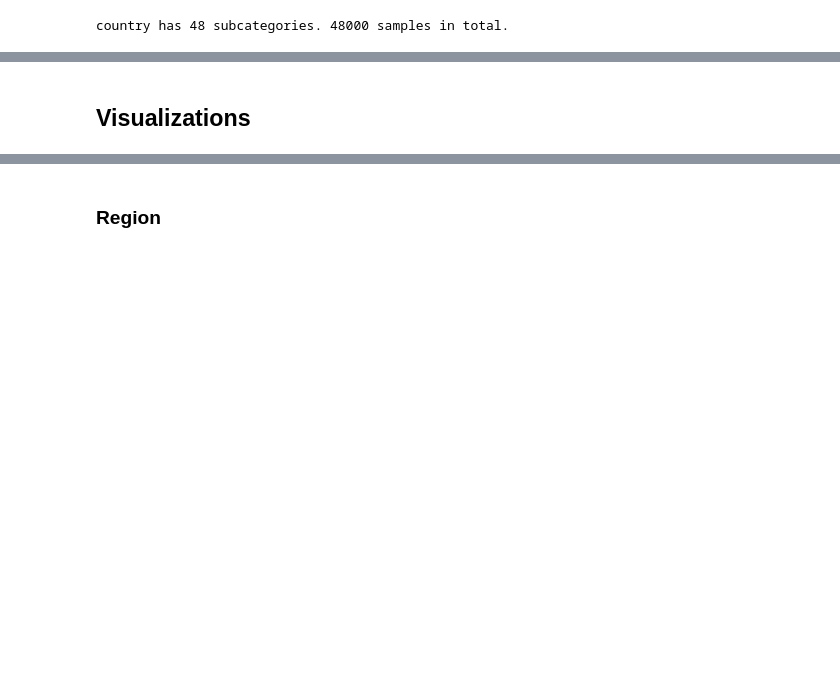
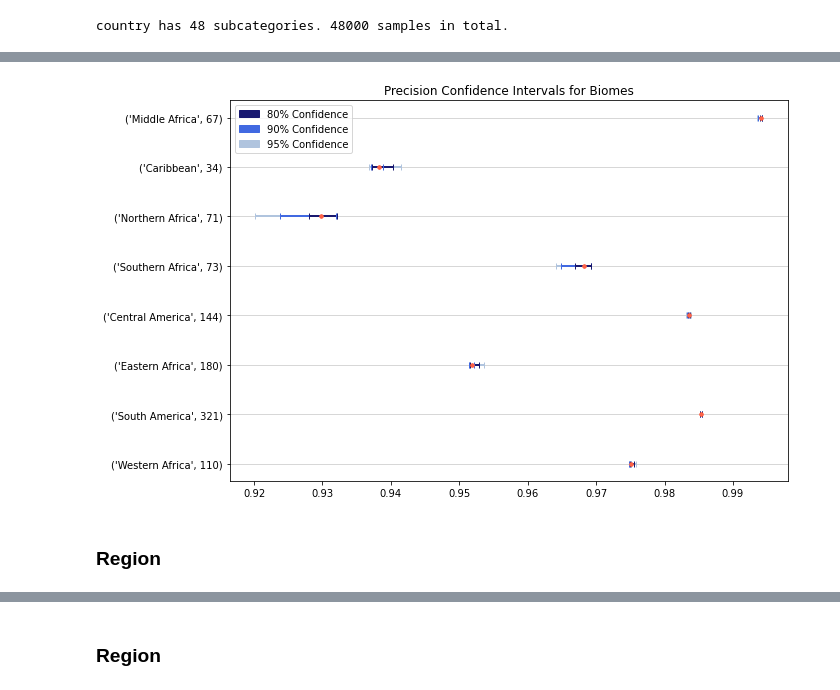
Before and after one commit to wri/sentinel-tree-cover, a Jupyter notebook: notebooks/analysis/validation-analysis.ipynb, the cells around one changed output, grey strips where cells are left out. Saved outputs shown, nothing was run; the diff lists cells and outputs as text; code cells hidden in the pictures; blank space fills up the shorter version.

Commit message:
added pointplot and errorplot visuals

```diff
--- a/notebooks/analysis/validation-analysis.ipynb
+++ b/notebooks/analysis/validation-analysis.ipynb
@@ -127,0 +135,4 @@ len(df.ecoregion.unique())
+# %%
+sample_size = df.biome.value_counts().to_frame().reset_index()
+sample_size.columns = ['category', 'num_samples']
+sample_size
@@ -251,2 +299,41 @@ country has 48 subcategories. 48000 samples in total.
+# %%
+def errorplot_precision(conf_df, figsize, title):
+
+    plt.figure(figsize=figsize)
+
+    x = conf_df.precision
+    y = conf_df.category
+
+    # define precalculated error bars
+    p_lower_95 = conf_df['precision'] - conf_df['p_lower_95']
+    p_upper_95 = conf_df['p_upper_95'] - conf_df['precision']
+    p_lower_90 = conf_df['precision'] - conf_df['p_lower_90']
+    p_upper_90 = conf_df['p_upper_80'] - conf_df['precision']
+    p_lower_80 = conf_df['precision'] - conf_df['p_lower_80']
+    p_upper_80 = conf_df['p_upper_90'] - conf_df['precision']
+
+    # plot error bar (3x for 3 confidence intervals)
+    plt.errorbar(x, y, xerr=[p_lower_95, p_upper_95], fmt='.', ecolor='lightsteelblue',
+                 elinewidth=2, markerfacecolor='tomato', markeredgecolor='tomato', capsize=3)
+    plt.errorbar(x, y, xerr=[p_lower_90, p_upper_90], fmt='.', ecolor='royalblue',
+                 elinewidth=2, markerfacecolor='tomato', markeredgecolor='tomato', capsize=3)
+    plt.errorbar(x, y, xerr=[p_lower_80, p_upper_80], fmt='.', ecolor='midnightblue',
+                 elinewidth=2, markerfacecolor='tomato', markeredgecolor='tomato', capsize=3)
+
+    # format title, labels and legend
+    plt.title(f"Precision Confidence Intervals for {title}")
+    plt.grid(axis='y', linestyle='-', linewidth=.5)
+    plt.yticks(range(len(conf_df)), zip(conf_df.category, conf_df.num_samples))
+
+    ci80 = mpatches.Patch(color='midnightblue', label='80% Confidence')
+    ci90 = mpatches.Patch(color='royalblue', label='90% Confidence')
+    ci95 = mpatches.Patch(color='lightsteelblue', label='95% Confidence')
+    plt.legend(handles=[ci80, ci90, ci95], loc='best');
+
+    return None
+# %%
+errorplot_precision(subregion_conf, (10,7), 'Biomes')
+# %% [output]
+[figure, added]
 # %% [markdown]
-## Visualizations
+### Region
```
Also changed, not shown: parts of 18 cells of this notebook.
